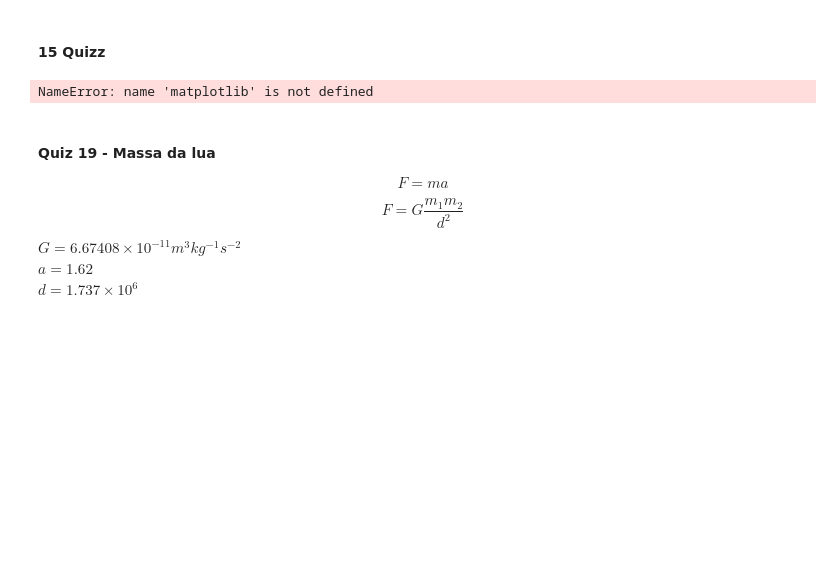
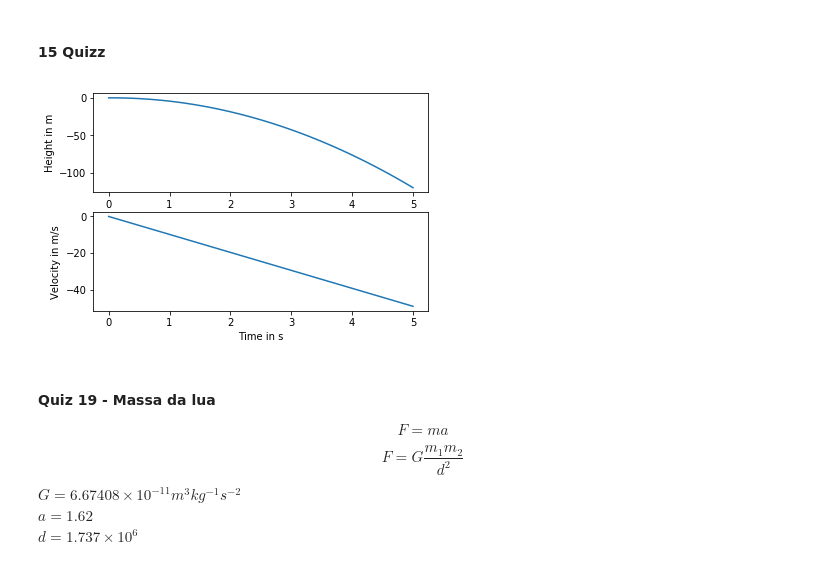
Before and after one commit to gil-miranda/university-courses, a Jupyter notebook: analise-numerica-edo-2019-1/project/udacity_course/Untitled.ipynb, the cells around one changed output. Saved outputs shown, nothing was run; the diff lists cells and outputs as text; code cells hidden in the pictures; blank space fills up the shorter version.

```diff
--- a/analise-numerica-edo-2019-1/project/udacity_course/Untitled.ipynb
+++ b/analise-numerica-edo-2019-1/project/udacity_course/Untitled.ipynb
@@ -71,38 +71,38 @@ v(h) = v(0) + h \frac{F}{m}
 # import numpy
 # import matplotlib.pyplot
 
 def forward_euler():
     h = 0.1 # s
     g = 9.81 # m / s2
 
     num_steps = 50
 
     t = np.zeros(num_steps + 1)
     x = np.zeros(num_steps + 1)
     v = np.zeros(num_steps + 1)
 
     for step in range(num_steps):
         t[step + 1] = t[step] + h
         x[step + 1] = x[step] + h*v[step]
         v[step + 1] = v[step] - h*g
     return t, x, v
 
 t, x, v = forward_euler()
 
 def plot_me():
-    axes_height = matplotlib.pyplot.subplot(211)
-    matplotlib.pyplot.plot(t, x)
-    axes_velocity = matplotlib.pyplot.subplot(212)
-    matplotlib.pyplot.plot(t, v)
+    axes_height = plt.subplot(211)
+    plt.plot(t, x)
+    axes_velocity = plt.subplot(212)
+    plt.plot(t, v)
     axes_height.set_ylabel('Height in m')
     axes_velocity.set_ylabel('Velocity in m/s')
     axes_velocity.set_xlabel('Time in s')
     # Uncomment the line below when running locally.
     # matplotlib.pyplot.show()
 
 plot_me()
 # %% [output]
-NameError: name 'matplotlib' is not defined
+[figure, added]
 # %% [markdown]
 #### Quiz 19 - Massa da lua
 
```
Also changed, not shown: parts of 21 cells of this notebook.
